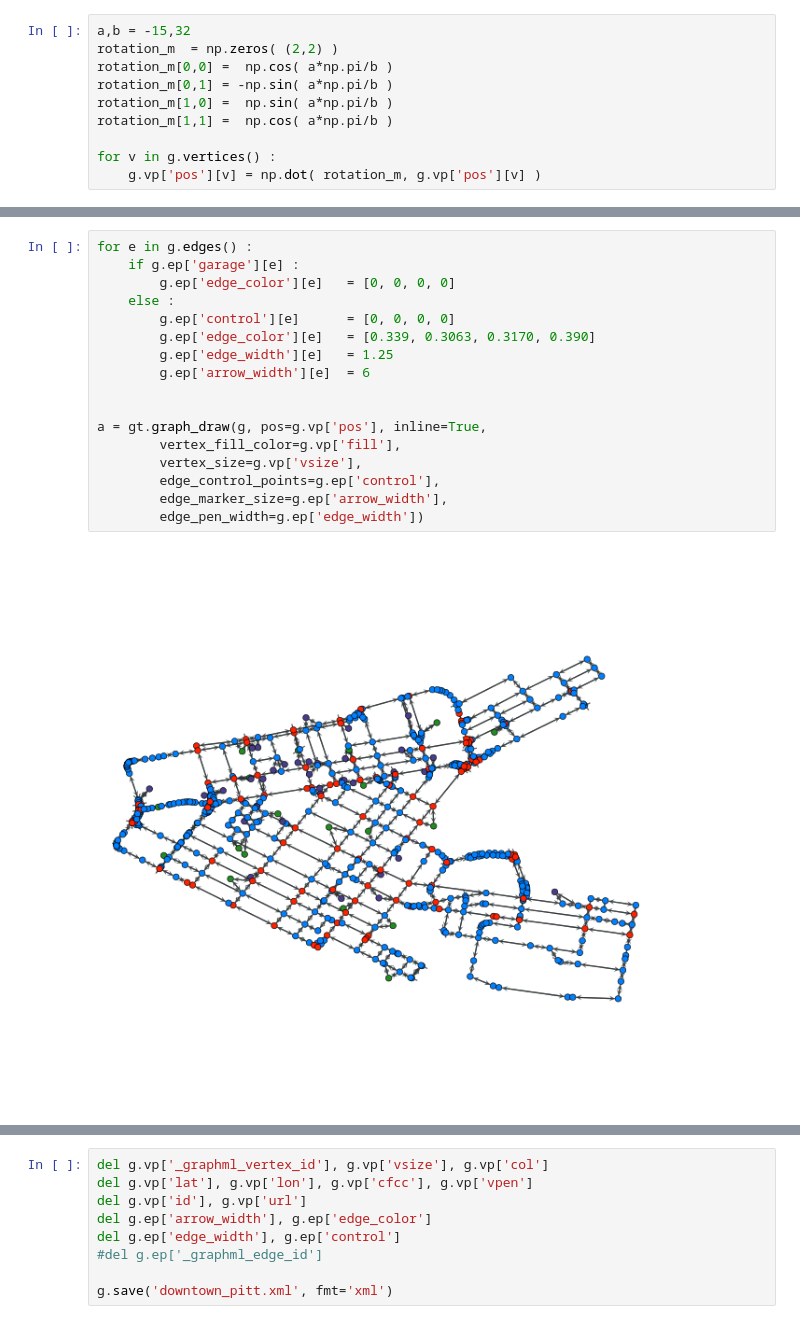
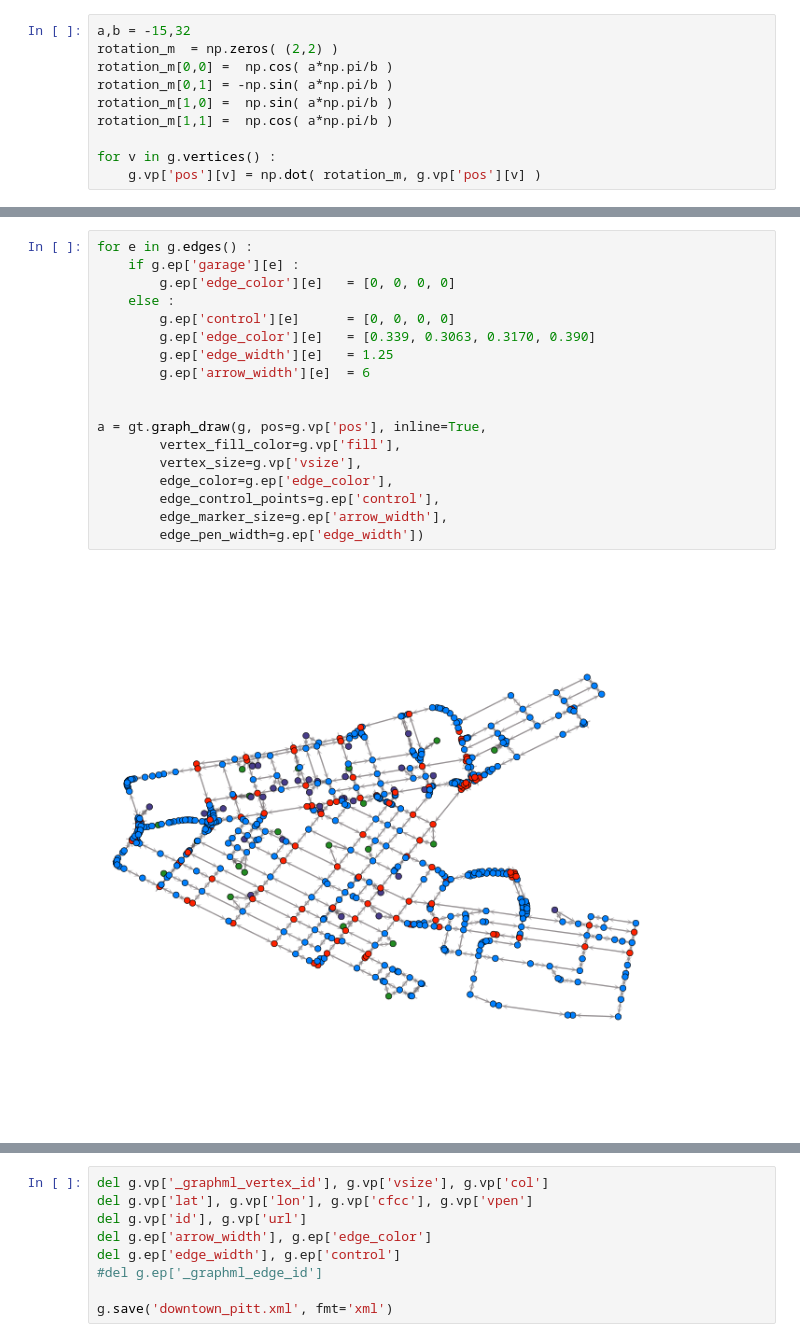
Before and after one commit to djordon/queueing-tool, a Jupyter notebook: network_generation/downtown_pitt.ipynb, the cells around one changed output, grey strips where cells are left out. Drawn from its saved outputs; the diff is of its cells as text.

```diff
--- a/network_generation/downtown_pitt.ipynb
+++ b/network_generation/downtown_pitt.ipynb
@@ -389,20 +393,21 @@ for v in g.vertices() :
 # %%
 for e in g.edges() :
     if g.ep['garage'][e] :
         g.ep['edge_color'][e]   = [0, 0, 0, 0]
     else :
         g.ep['control'][e]      = [0, 0, 0, 0]
         g.ep['edge_color'][e]   = [0.339, 0.3063, 0.3170, 0.390]
         g.ep['edge_width'][e]   = 1.25
         g.ep['arrow_width'][e]  = 6
 
 
 a = gt.graph_draw(g, pos=g.vp['pos'], inline=True,
         vertex_fill_color=g.vp['fill'],
         vertex_size=g.vp['vsize'],
+        edge_color=g.ep['edge_color'],
         edge_control_points=g.ep['control'],
         edge_marker_size=g.ep['arrow_width'],
         edge_pen_width=g.ep['edge_width'])
 # %% [output]
-[figure, old version]
+[figure, new version]
 # %% [markdown]
```
Also changed, not shown: parts of 6 cells of this notebook, 1 other file.
